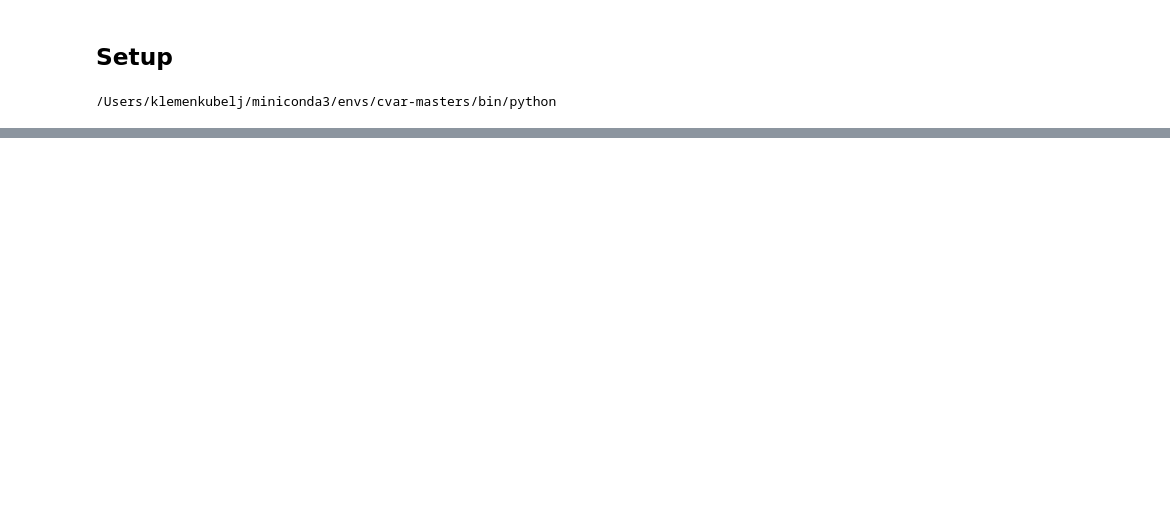
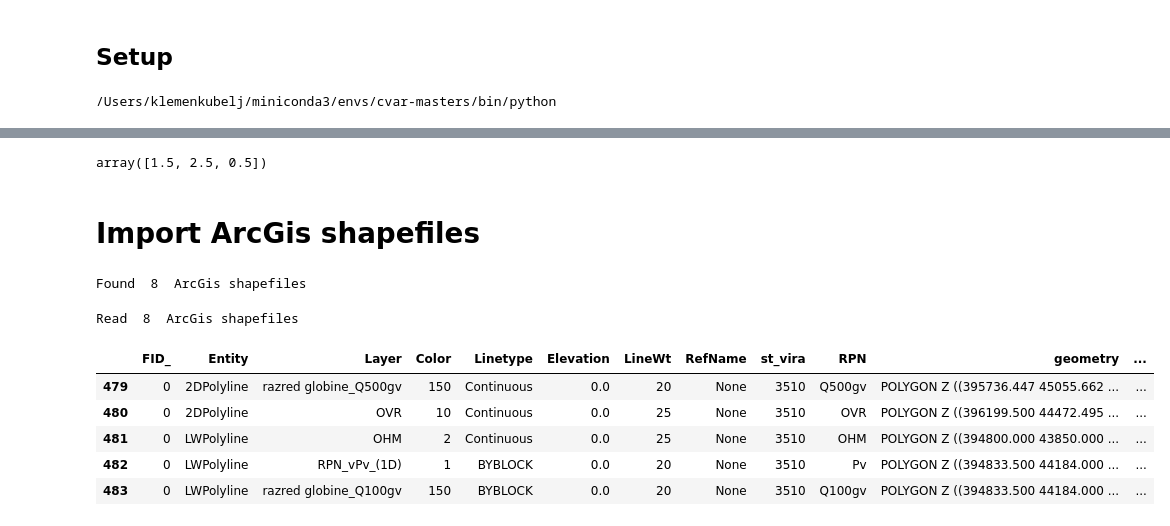
Before and after one commit to KubeljK/cvar-masters, a Jupyter notebook: notebooks/003-kk-si-poplave-merging.ipynb, the cells around one changed output, grey strips where cells are left out. Cells and saved outputs as stored; diff of their text form; code cells hidden in the pictures; blank space fills up the shorter version.

Commit message:
qgis & arcgis SI poplave processing

```diff
--- a/notebooks/003-kk-si-poplave-merging.ipynb
+++ b/notebooks/003-kk-si-poplave-merging.ipynb
@@ -99,0 +169,10 @@ rad_q10 = '/Users/klemenkubelj/Documents/school/graduate/masters/data/Karte Glob
+# %%
+# ArcGis format
+arcgis_format_regions = []
+for f in os.listdir(os.path.join(HAND_CLEANED_DATA_DIR, "arcgis")):
+    if f.endswith(".shp"):
+        region = f.split("_")[0]
+        arcgis_format_regions.append(region)
+
+arcgis_format_regions = sorted(arcgis_format_regions)
+print("There are ", len(arcgis_format_regions), " ArcGis format regions")
@@ -99,0 +194,13 @@ rad_q10 = '/Users/klemenkubelj/Documents/school/graduate/masters/data/Karte Glob
+# %%
+HAND_CLEANED_DATA_DIR = "/Users/klemenkubelj/Documents/school/graduate/masters/data/si_karte_globin"
+q10_dir = os.path.join(HAND_CLEANED_DATA_DIR, "q10")
+q100_dir = os.path.join(HAND_CLEANED_DATA_DIR, "q100")
+q500_dir = os.path.join(HAND_CLEANED_DATA_DIR, "q500")
+q10_shapefiles = [os.path.join(q10_dir, f) for f in os.listdir(q10_dir) if f.endswith(".shp")]
+q100_shapefiles = [os.path.join(q100_dir, f) for f in os.listdir(q100_dir) if f.endswith(".shp")]
+q500_shapefiles = [os.path.join(q500_dir, f) for f in os.listdir(q500_dir) if f.endswith(".shp")]
+all_shapefiles = q10_shapefiles + q100_shapefiles + q500_shapefiles
+print("Found ", len(all_shapefiles), " shapefiles")
+print("q10: ", len(q10_shapefiles))
+print("q100: ", len(q100_shapefiles))
+print("q500: ", len(q500_shapefiles))
@@ -195,0 +266,5 @@ df_rad_q10
+# %%
+# Uniqu values of k_source_file
+df_all["k_globina"].unique()
+# %% [output]
+array([1.5, 2.5, 0.5])
@@ -195,0 +275,8 @@ df_rad_q10
+# %% [markdown]
+# Import ArcGis shapefiles
+# %%
+ARCGIS_DIR = "/Users/klemenkubelj/Documents/school/graduate/masters/data/si_karte_globin/arcgis"
+arcgis_shapefiles = [os.path.join(ARCGIS_DIR, f) for f in os.listdir(ARCGIS_DIR) if f.endswith(".shp")]
+print("Found ", len(arcgis_shapefiles), " ArcGis shapefiles")
+# %% [output]
+Found  8  ArcGis shapefiles
@@ -195,0 +319,21 @@ df_rad_q10
+# %%
+# Read all ArcGis shapefiles
+arcgis_dfs = []
+for path in arcgis_shapefiles:
+    _df = _read_arcgis_shapefile(path)
+    if _df is not None:
+        arcgis_dfs.append(_df)
+print("Read ", len(arcgis_dfs), " ArcGis shapefiles")
+# %% [output]
+Read  8  ArcGis shapefiles
+# %%
+# Join all ArcGis dataframes into one
+df_arcgis = pd.concat(arcgis_dfs)
+df_arcgis.tail()
+# %% [output]
+|  | FID_ | Entity | Layer | Color | Linetype | Elevation | LineWt | RefName | st_vira | RPN | geometry | ... |
+| 479 | 0 | 2DPolyline | razred globine_Q500gv | 150 | Continuous | 0.0 | 20 | None | 3510 | Q500gv | POLYGON Z ((395736.447 45055.662 ... | ... |
+| 480 | 0 | 2DPolyline | OVR | 10 | Continuous | 0.0 | 25 | None | 3510 | OVR | POLYGON Z ((396199.500 44472.495 ... | ... |
+| 481 | 0 | LWPolyline | OHM | 2 | Continuous | 0.0 | 25 | None | 3510 | OHM | POLYGON Z ((394800.000 43850.000 ... | ... |
+| 482 | 0 | LWPolyline | RPN_vPv_(1D) | 1 | BYBLOCK | 0.0 | 20 | None | 3510 | Pv | POLYGON Z ((394833.500 44184.000 ... | ... |
+| 483 | 0 | LWPolyline | razred globine_Q100gv | 150 | BYBLOCK | 0.0 | 20 | None | 3510 | Q100gv | POLYGON Z ((394833.500 44184.000 ... | ... |
```
Also changed, not shown: parts of 39 cells of this notebook.
